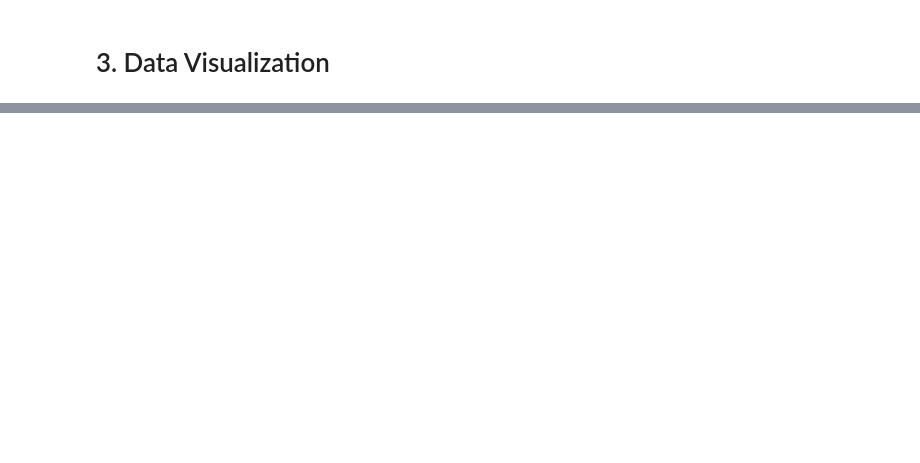
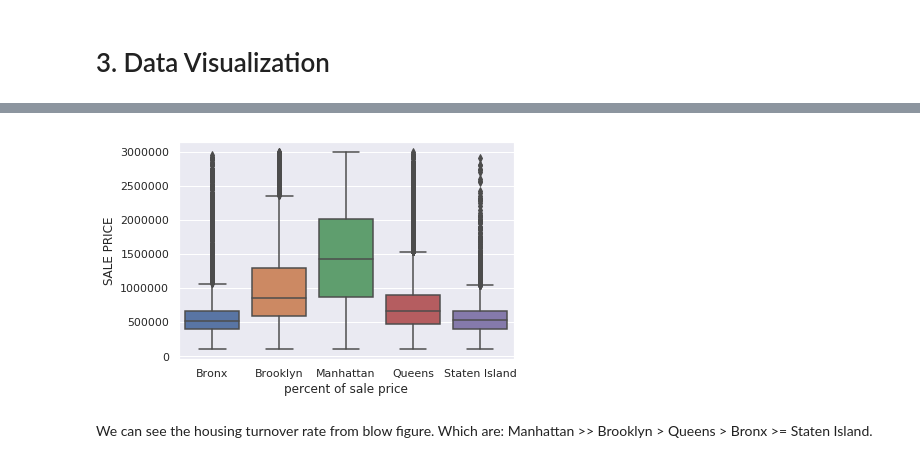
Before and after one commit to zhuoyingcai/NYC-Housing-Prices-Analysis, a Jupyter notebook: NYC_Housing_Prices_Analysis.ipynb, the cells around one changed output, grey strips where cells are left out. Saved outputs shown, nothing was run; the diff lists cells and outputs as text; code cells hidden in the pictures; blank space fills up the shorter version.

```diff
--- a/NYC_Housing_Prices_Analysis.ipynb
+++ b/NYC_Housing_Prices_Analysis.ipynb
@@ -252,0 +264,10 @@ plt.show()
+# %%
+# shows the average price in each boroughs
+_ = sns.boxplot(x='BOROUGH', y='SALE PRICE', data=df)
+_ = plt.xlabel('Borough')
+_ = plt.xlabel('percent of sale price')
+plt.show()
+# %% [output]
+[figure, added]
+# %% [markdown]
+We can see the housing turnover rate from blow figure. Which are: Manhattan >> Brooklyn > Queens > Bronx >= Staten Island.
```
Also changed, not shown: parts of 8 cells of this notebook.
